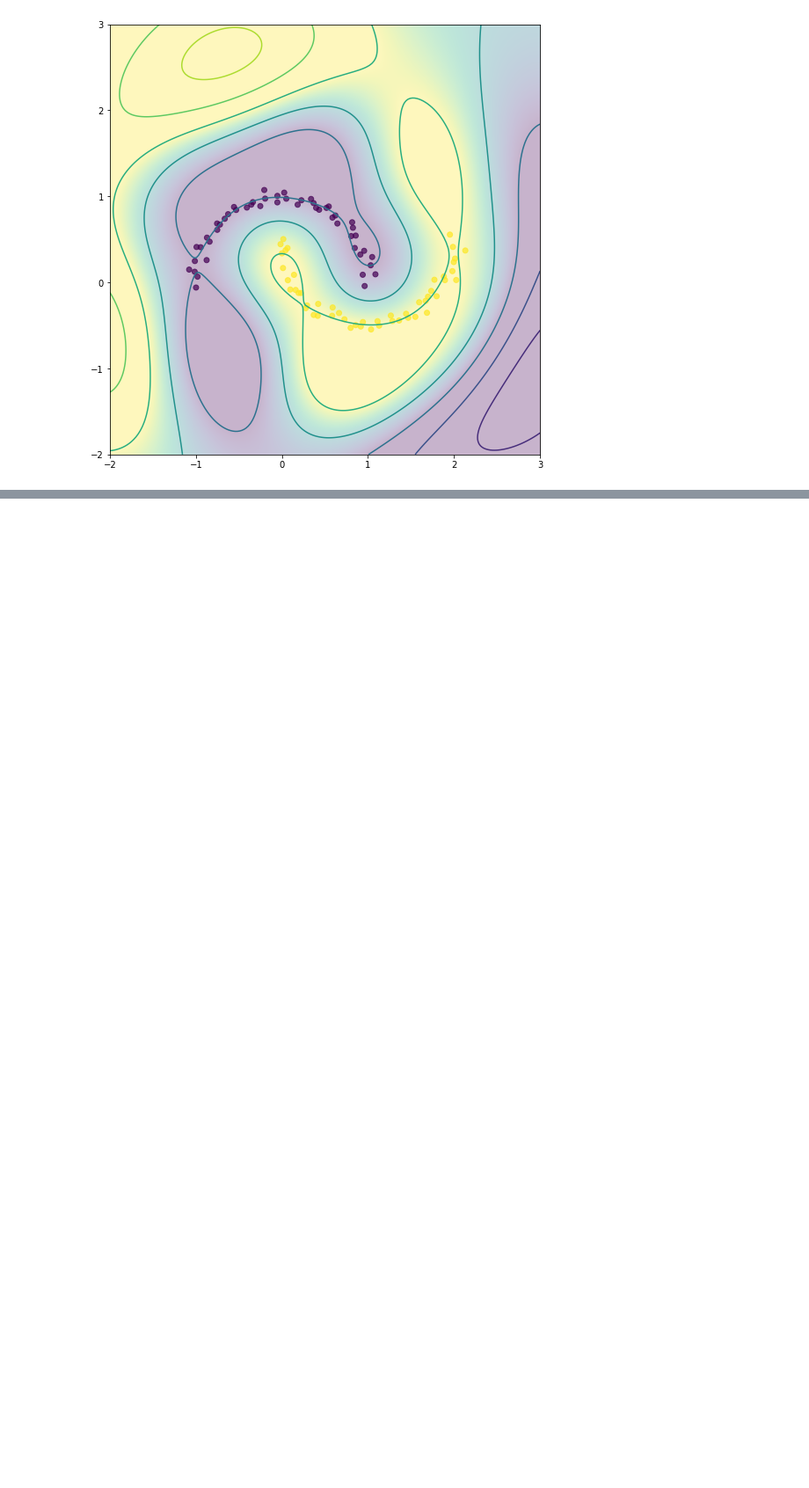
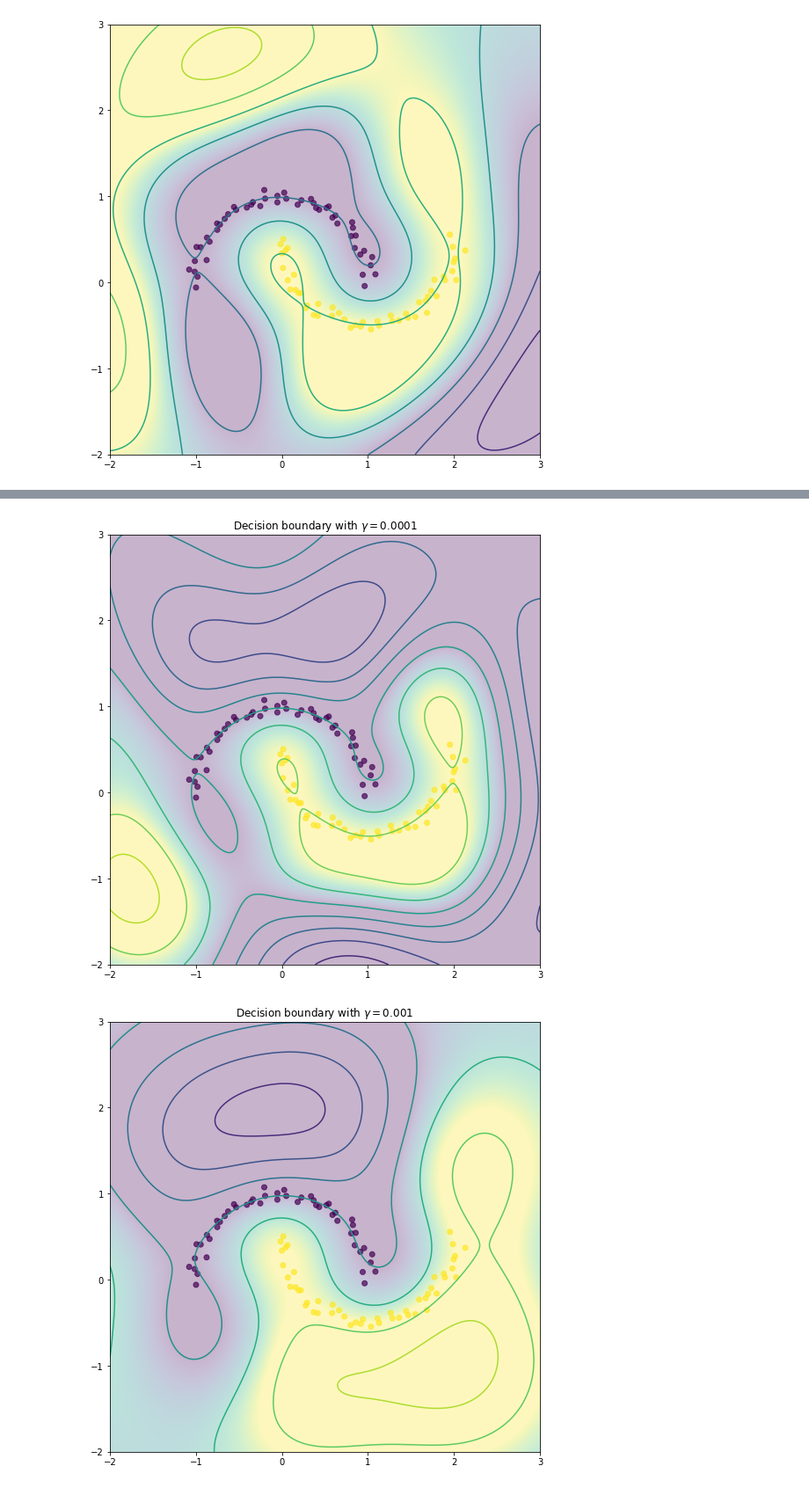
Before and after one commit to Vol0kin/LearningWithInvariants, a Jupyter notebook: examples/SVM_closed_form.ipynb, the cells around one changed output, grey strips where cells are left out. Shown at 88% size. Saved outputs shown, nothing was run; the diff lists cells and outputs as text; code cells hidden in the pictures; blank space fills up the shorter version.

```diff
--- a/examples/SVM_closed_form.ipynb
+++ b/examples/SVM_closed_form.ipynb
@@ -102,0 +128,8 @@ visualize_decision_boundary(X, A_vmat)
+# %%
+# Run the inference algorithm with the V-matrix
+for gamma in gammas:
+    A, c = inference_algorithm(X, y, use_v_matrix=True, gamma=gamma)
+    visualize_decision_boundary(X, A, c, title=rf'Decision boundary with $\gamma = {gamma}$')
+# %% [output]
+[figure, added]
+[figure, added]
```
Also changed, not shown: parts of 11 cells of this notebook.
